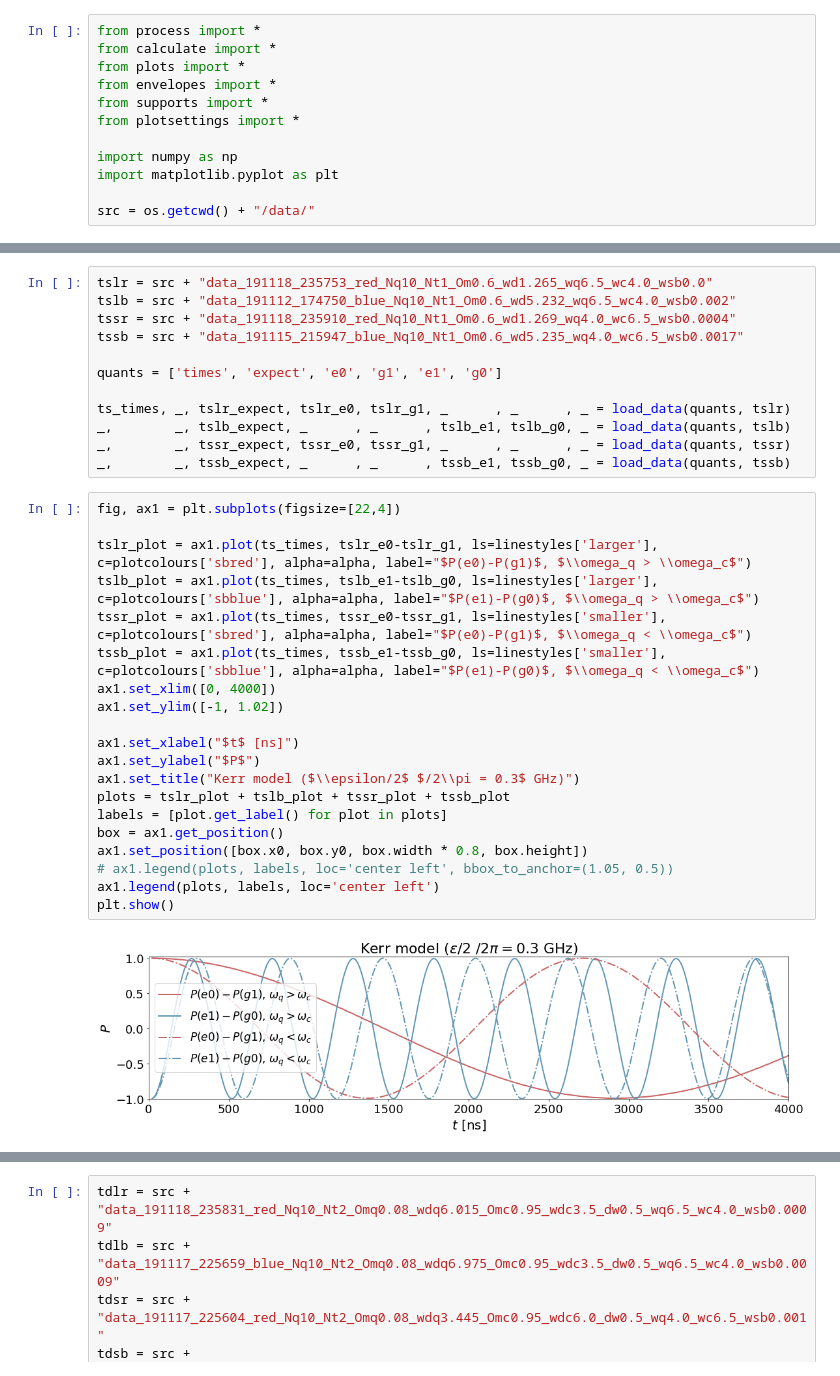
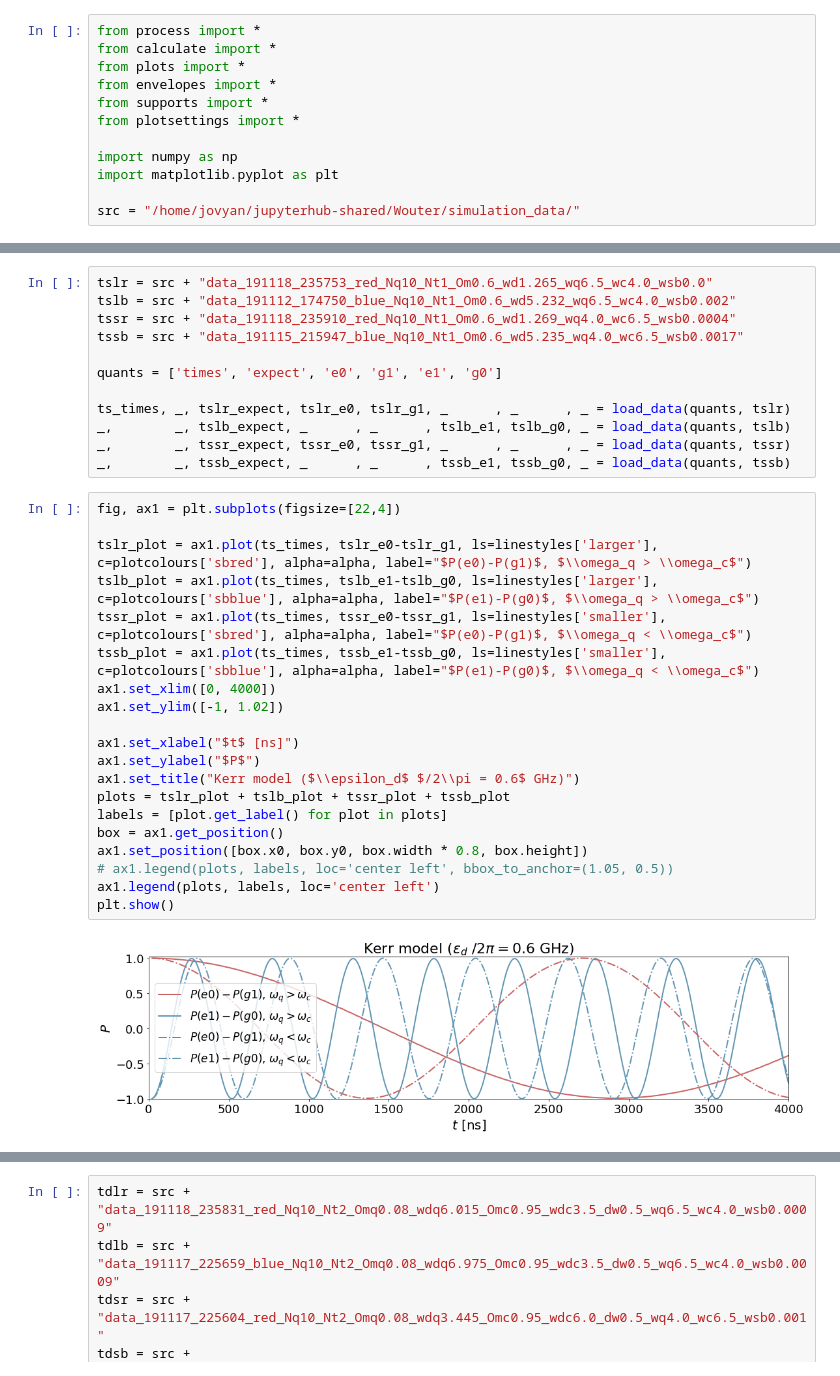
Before and after one commit to wouterkesselsap/thesis, a Jupyter notebook: tdomain_figures.ipynb, the cells around one changed output, grey strips where cells are left out. Saved outputs shown, nothing was run; the diff lists cells and outputs as text.

```diff
--- a/tdomain_figures.ipynb
+++ b/tdomain_figures.ipynb
@@ -9,7 +9,7 @@ from plotsettings import *
 import numpy as np
 import matplotlib.pyplot as plt
 
-src = os.getcwd() + "/data/"
+src = "/home/jovyan/jupyterhub-shared/Wouter/simulation_data/"
 # %% [markdown]
 # TLS, single-tone
 
@@ -107,23 +107,23 @@ _,        _, tssb_expect, _      , _      , tssb_e1, tssb_g0, _ = load_data(quan
 # %%
 fig, ax1 = plt.subplots(figsize=[22,4])
 
 tslr_plot = ax1.plot(ts_times, tslr_e0-tslr_g1, ls=linestyles['larger'], c=plotcolours['sbred'], alpha=alpha, label="$P(e0)-P(g1)$, $\\omega_q > \\omega_c$")
 tslb_plot = ax1.plot(ts_times, tslb_e1-tslb_g0, ls=linestyles['larger'], c=plotcolours['sbblue'], alpha=alpha, label="$P(e1)-P(g0)$, $\\omega_q > \\omega_c$")
 tssr_plot = ax1.plot(ts_times, tssr_e0-tssr_g1, ls=linestyles['smaller'], c=plotcolours['sbred'], alpha=alpha, label="$P(e0)-P(g1)$, $\\omega_q < \\omega_c$")
 tssb_plot = ax1.plot(ts_times, tssb_e1-tssb_g0, ls=linestyles['smaller'], c=plotcolours['sbblue'], alpha=alpha, label="$P(e1)-P(g0)$, $\\omega_q < \\omega_c$")
 ax1.set_xlim([0, 4000])
 ax1.set_ylim([-1, 1.02])
 
 ax1.set_xlabel("$t$ [ns]")
 ax1.set_ylabel("$P$")
-ax1.set_title("Kerr model ($\\epsilon/2$ $/2\\pi = 0.3$ GHz)")
+ax1.set_title("Kerr model ($\\epsilon_d$ $/2\\pi = 0.6$ GHz)")
 plots = tslr_plot + tslb_plot + tssr_plot + tssb_plot
 labels = [plot.get_label() for plot in plots]
 box = ax1.get_position()
 ax1.set_position([box.x0, box.y0, box.width * 0.8, box.height])
 # ax1.legend(plots, labels, loc='center left', bbox_to_anchor=(1.05, 0.5))
 ax1.legend(plots, labels, loc='center left')
 plt.show()
 # %% [output]
-[figure, old version]
+[figure, new version]
 # %% [markdown]
```
Also changed, not shown: parts of 11 cells of this notebook.
